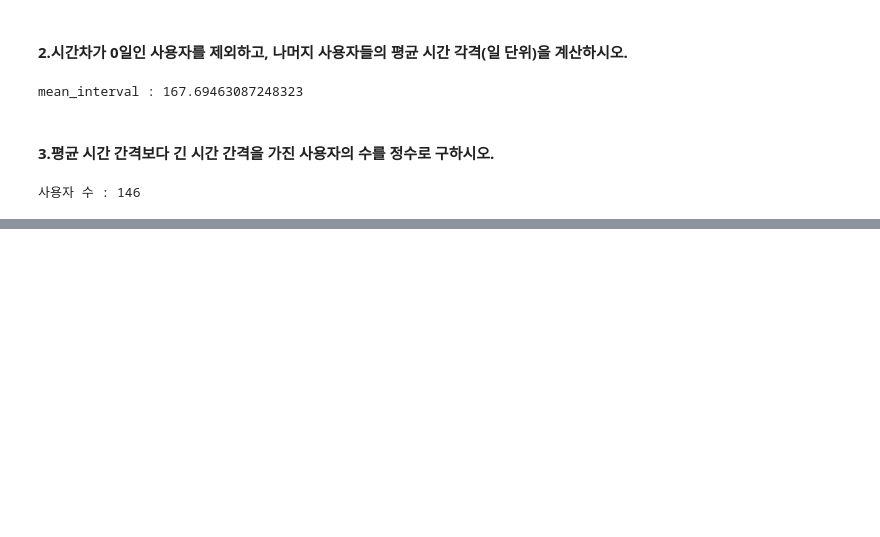
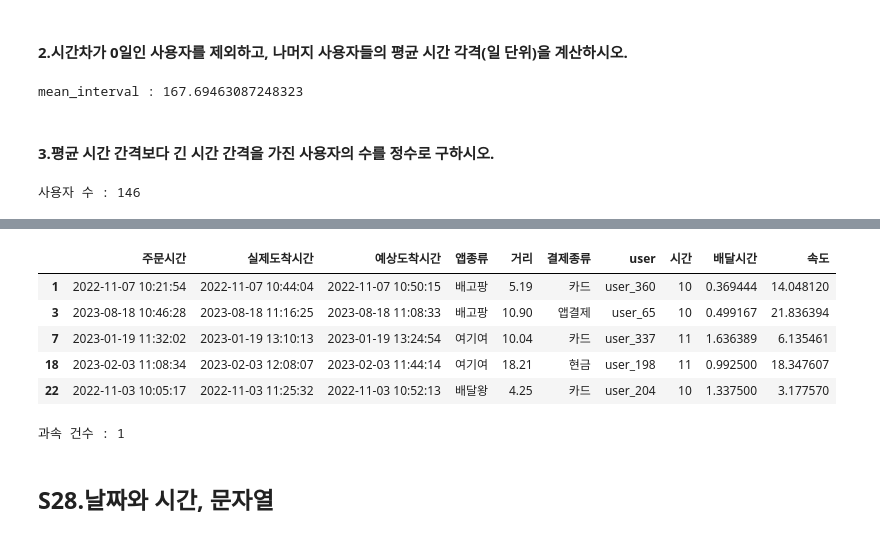
Before and after one commit to CHANGWOOKCHO/engineer_big_data_analysis, a Jupyter notebook: part1/chapter3_2.ipynb, the cells around one changed output, grey strips where cells are left out. Cells and saved outputs as stored; diff of their text form; code cells hidden in the pictures; blank space fills up the shorter version.

```diff
--- a/part1/chapter3_2.ipynb
+++ b/part1/chapter3_2.ipynb
@@ -222,0 +278,7 @@ print("사용자 수 :", sum(cond))
+# %%
+df = pd.read_csv('delivery_time.csv')
+df['주문시간'] = pd.to_datetime(df['주문시간'], format='%Y-%m-%d %H:%M:%S')
+df['실제도착시간'] = pd.to_datetime(df['실제도착시간'], format='%Y-%m-%d %H:%M:%S')
+df['예상도착시간'] = pd.to_datetime(df['예상도착시간'], format='%Y-%m-%d %H:%M:%S')
+
+df.head()
@@ -222,0 +294,9 @@ print("사용자 수 :", sum(cond))
+# %%
+df['시간'] = df['주문시간'].dt.hour
+df.head()
+
+cond = df['시간'].between(10,13, inclusive='left')
+print("점심시간 주문건수 :", sum(cond))
+
+df = df[cond]
+df.head()
@@ -222,0 +315,20 @@ print("사용자 수 :", sum(cond))
+# %%
+df['배달시간'] = df['실제도착시간'] - df['주문시간']
+df['배달시간'] = df['배달시간'].dt.total_seconds()/60/60
+df['속도'] = df['거리']/df['배달시간']
+
+df.head()
+# %% [output]
+|  | 주문시간 | 실제도착시간 | 예상도착시간 | 앱종류 | 거리 | 결제종류 | user | 시간 | 배달시간 | 속도 |
+| 1 | 2022-11-07 10:21:54 | 2022-11-07 10:44:04 | 2022-11-07 10:50:15 | 배고팡 | 5.19 | 카드 | user_360 | 10 | 0.369444 | 14.048120 |
+| 3 | 2023-08-18 10:46:28 | 2023-08-18 11:16:25 | 2023-08-18 11:08:33 | 배고팡 | 10.90 | 앱결제 | user_65 | 10 | 0.499167 | 21.836394 |
+| 7 | 2023-01-19 11:32:02 | 2023-01-19 13:10:13 | 2023-01-19 13:24:54 | 여기여 | 10.04 | 카드 | user_337 | 11 | 1.636389 | 6.135461 |
+| 18 | 2023-02-03 11:08:34 | 2023-02-03 12:08:07 | 2023-02-03 11:44:14 | 여기여 | 18.21 | 현금 | user_198 | 11 | 0.992500 | 18.347607 |
+| 22 | 2022-11-03 10:05:17 | 2022-11-03 11:25:32 | 2022-11-03 10:52:13 | 배달왕 | 4.25 | 카드 | user_204 | 10 | 1.337500 | 3.177570 |
+# %%
+cond = df['속도'] >= 50
+print('과속 건수 :', sum(cond))
+# %% [output]
+과속 건수 : 1
+# %% [markdown]
+## S28.날짜와 시간, 문자열
```
Also changed, not shown: parts of 32 cells of this notebook.
